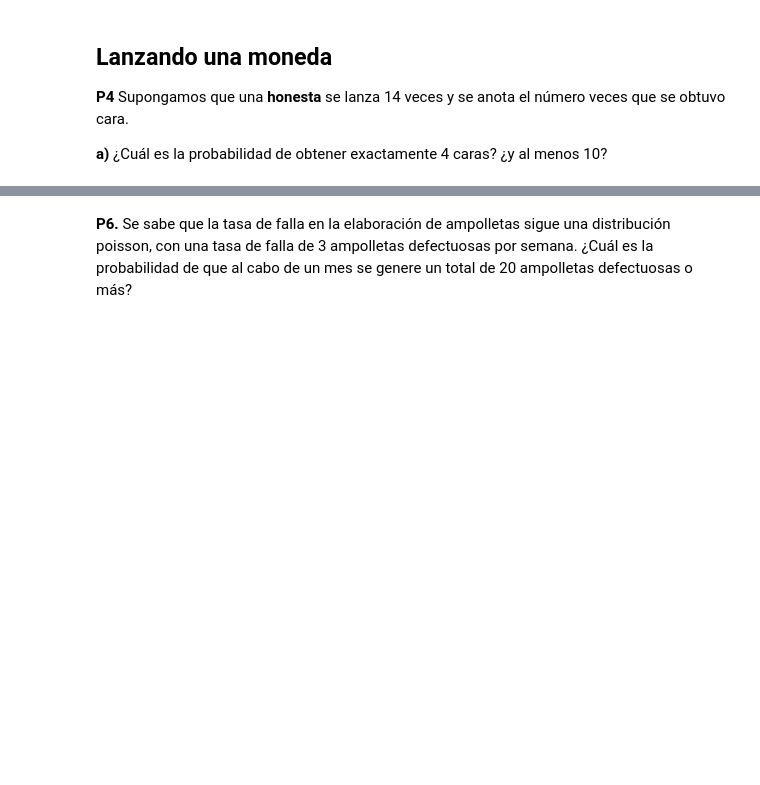
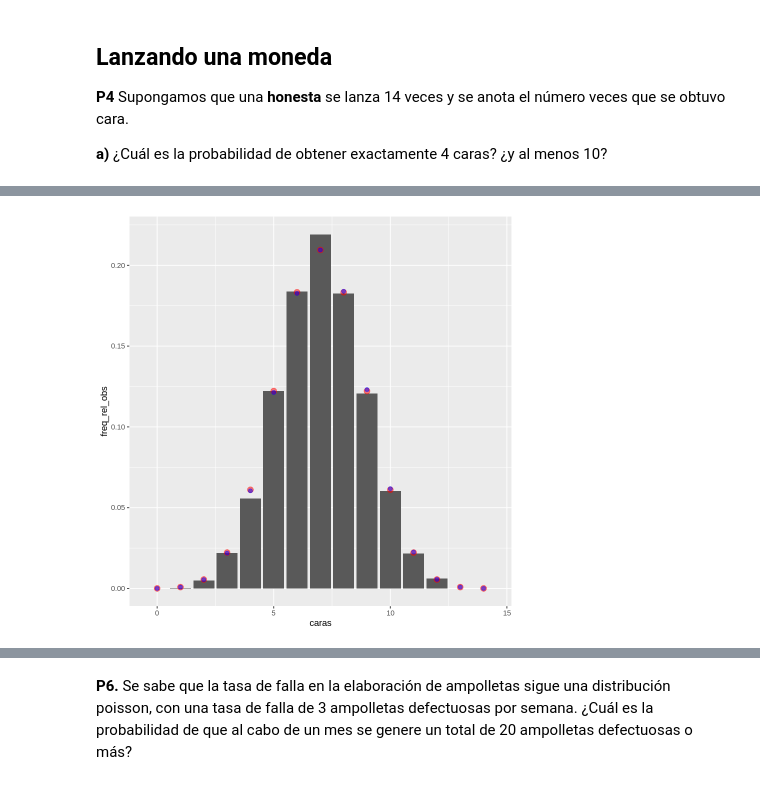
Before and after one commit to majorquev/DBDC_202406_Programacion_en_R_para_ciencia_de_datos, a Jupyter notebook: Clases/C7/Clase7_2_Distribuciones_de_probabilidad_en_r.ipynb, the cells around one changed output, grey strips where cells are left out. Cells and saved outputs as stored; diff of their text form; code cells hidden in the pictures; blank space fills up the shorter version.

```diff
--- a/Clases/C7/Clase7_2_Distribuciones_de_probabilidad_en_r.ipynb
+++ b/Clases/C7/Clase7_2_Distribuciones_de_probabilidad_en_r.ipynb
@@ -170,0 +281,5 @@ Donde $n$ es el total de ensayos realizados y $x$ es la cantidad de éxitos obse
+# %%
+# simulamos un experimento binomial
+set.seed(2024)
+N <- 5000
+lanzamientos <- rbinom(n = N, size = 14, prob = 0.5)
@@ -170,0 +310,7 @@ Donde $n$ es el total de ensayos realizados y $x$ es la cantidad de éxitos obse
+# %%
+# Generar el gráfico de freq relativas (prob observadas), mediannte un gráfico de barras.
+df_aux <- data.frame(caras = lanzamientos)
+df_aux2 <- df_aux %>%
+  count(caras)
+
+df_aux2
@@ -170,0 +333,6 @@ Donde $n$ es el total de ensayos realizados y $x$ es la cantidad de éxitos obse
+# %%
+df_aux2 <- data.frame(caras = c(0,13,14), n = c(0,0,0) ) %>%
+    bind_rows(df_aux2) %>%
+    arrange(caras)
+
+df_aux2
@@ -170,0 +358,6 @@ Donde $n$ es el total de ensayos realizados y $x$ es la cantidad de éxitos obse
+# %%
+df_aux3 <- df_aux2 %>%
+    mutate(freq_rel_obs = n/N,
+         dens_teorica = round(dbinom(caras, size = 14, prob = 0.5),6 ), # curva roja
+         dens_obs = round(dbinom(caras, size = 14, prob = mean(lanzamientos/14)),6 ) #curva azul
+         )
@@ -170,0 +385,9 @@ Donde $n$ es el total de ensayos realizados y $x$ es la cantidad de éxitos obse
+# %%
+df_aux3 %>%
+  ggplot() +
+  aes(x = caras, y = freq_rel_obs) +
+  geom_bar(stat = "identity") +
+  geom_point(mapping = aes(y = dens_teorica), color = "red", size = 3,alpha = 0.5) +
+  geom_point(mapping = aes(y = dens_obs), color = "blue", size = 2, alpha = 0.5)
+# %% [output]
+[figure, added]
```
Also changed, not shown: parts of 42 cells of this notebook.
